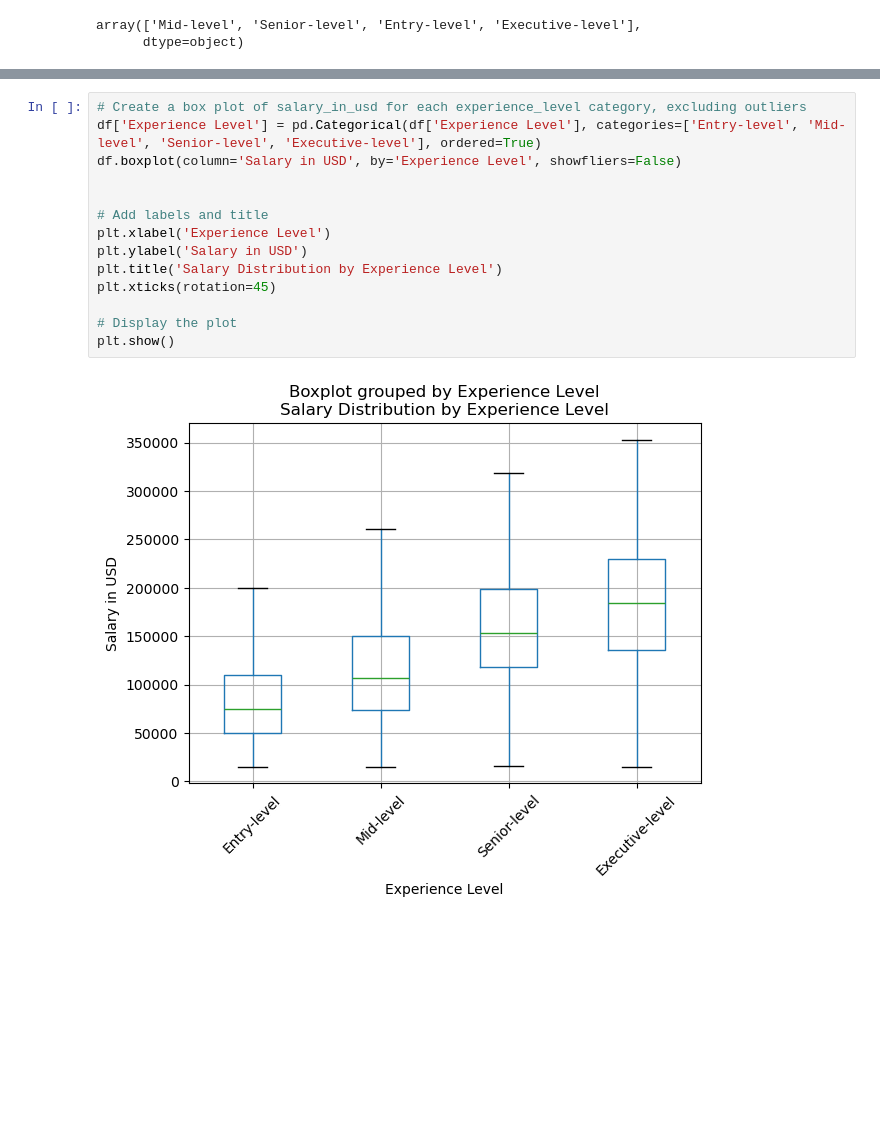
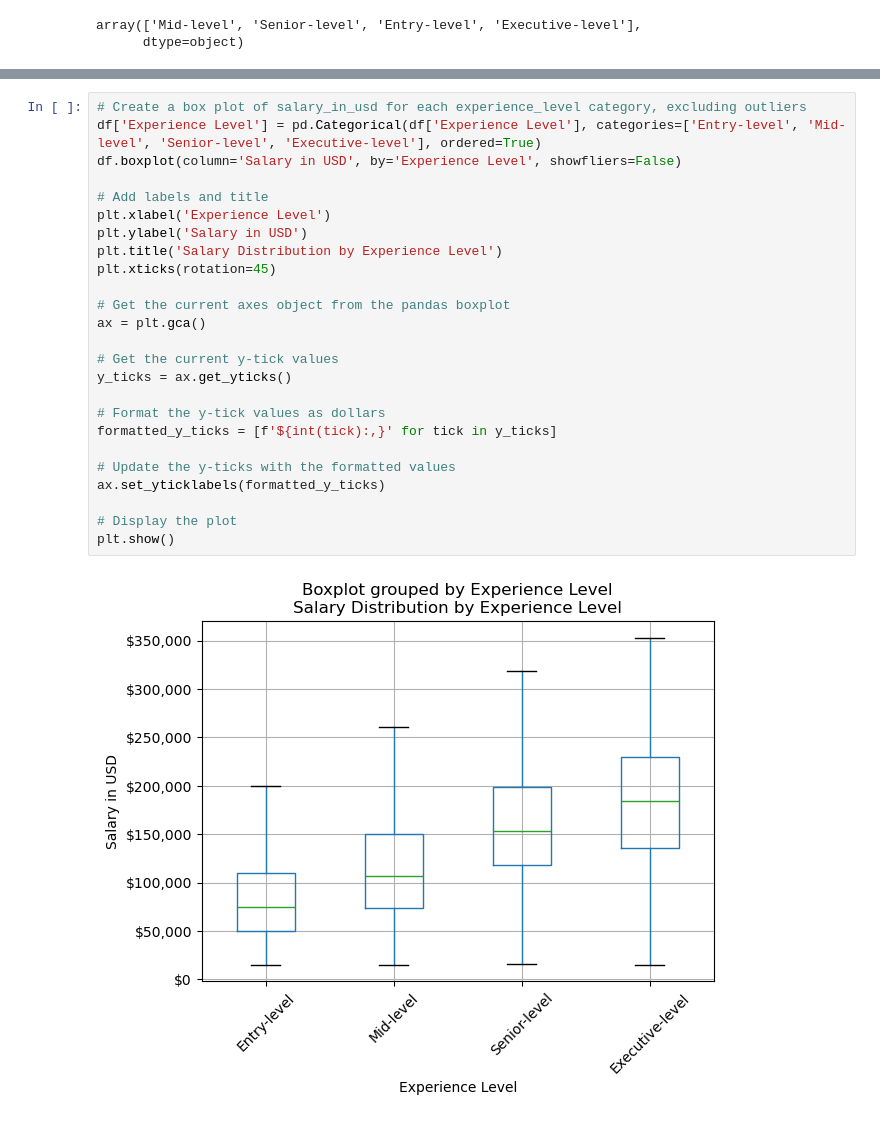
Before and after one commit to sellerstx1982/data_science_salaries, a Jupyter notebook: Data Science Salaries.ipynb, the cells around one changed output, grey strips where cells are left out. Drawn from its saved outputs; the diff is of its cells as text; blank space fills up the shorter version.

```diff
--- a/Data Science Salaries.ipynb
+++ b/Data Science Salaries.ipynb
@@ -76,16 +117,27 @@ plt.show()
 # %%
 # Create a box plot of salary_in_usd for each experience_level category, excluding outliers
 df['Experience Level'] = pd.Categorical(df['Experience Level'], categories=['Entry-level', 'Mid-level', 'Senior-level', 'Executive-level'], ordered=True)
 df.boxplot(column='Salary in USD', by='Experience Level', showfliers=False)
-
 
 # Add labels and title
 plt.xlabel('Experience Level')
 plt.ylabel('Salary in USD')
 plt.title('Salary Distribution by Experience Level')
 plt.xticks(rotation=45)
 
+# Get the current axes object from the pandas boxplot
+ax = plt.gca()
+
+# Get the current y-tick values
+y_ticks = ax.get_yticks()
+
+# Format the y-tick values as dollars
+formatted_y_ticks = [f'${int(tick):,}' for tick in y_ticks]
+
+# Update the y-ticks with the formatted values
+ax.set_yticklabels(formatted_y_ticks)
+
 # Display the plot
 plt.show()
 # %% [output]
-[figure, old version]
+[figure, new version]
```
Also changed, not shown: parts of 7 cells of this notebook.
